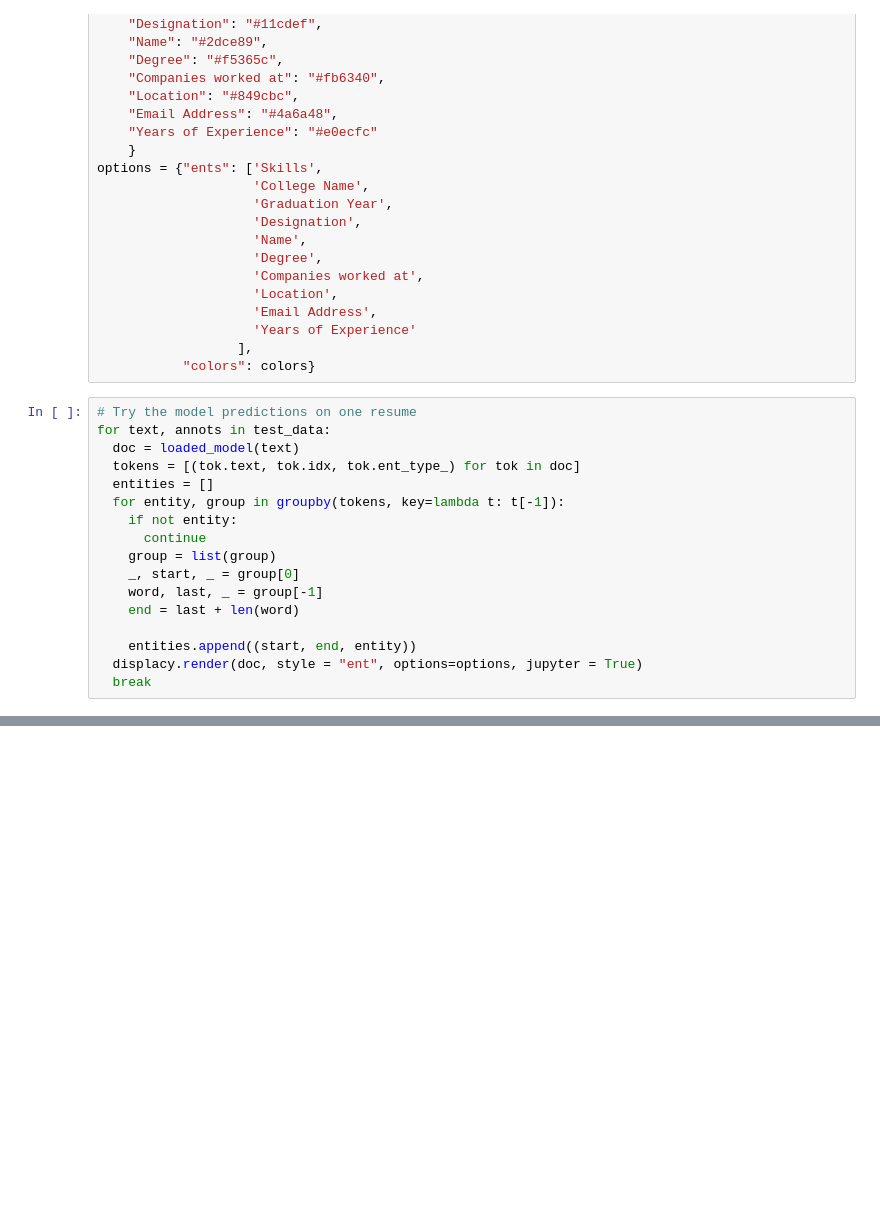
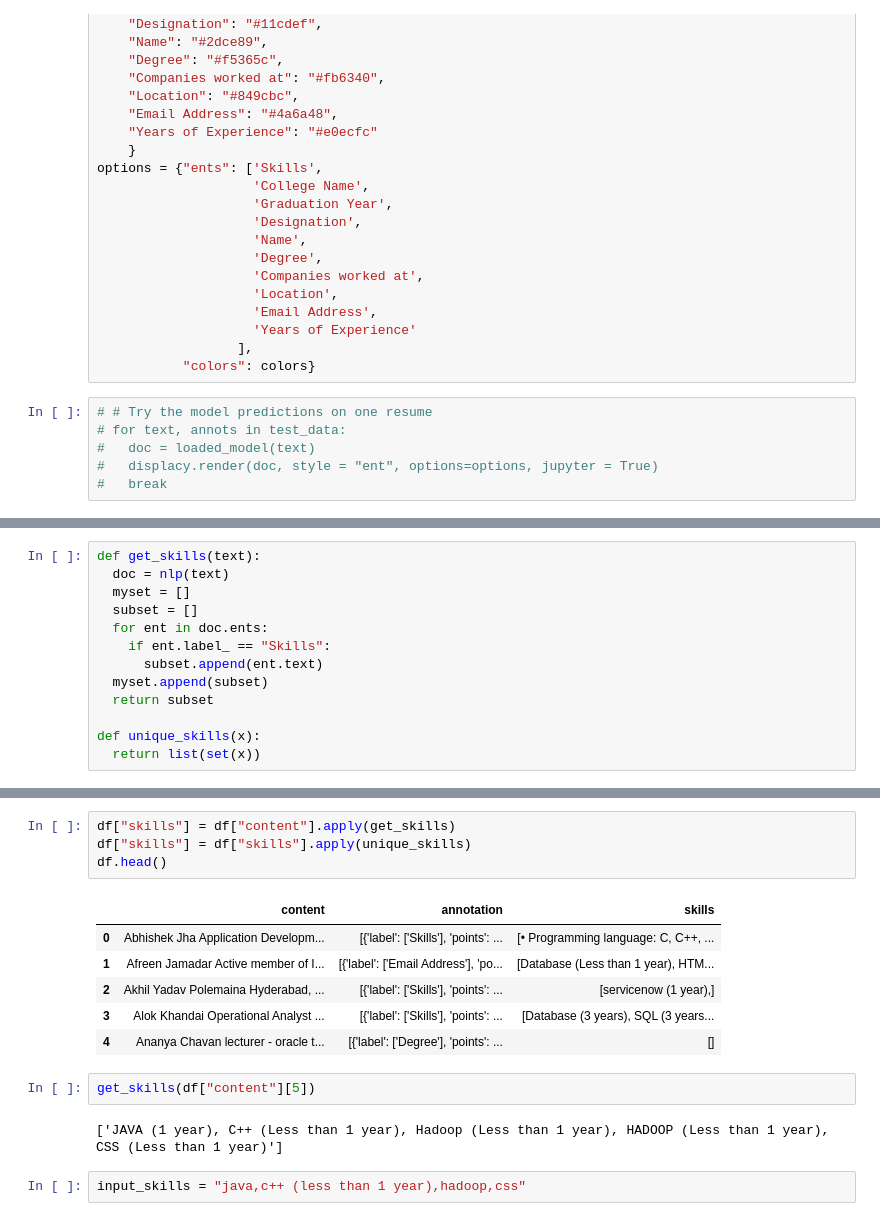
Before and after one commit to BillelBenoudjit/resume-screening-nlp, a Jupyter notebook: spaCy/NER_on_Resumes.ipynb, the cells around one changed output, grey strips where cells are left out. Drawn from its saved outputs; the diff is of its cells as text; blank space fills up the shorter version.

Commit message:
Add skills matcher

```diff
--- a/spaCy/NER_on_Resumes.ipynb
+++ b/spaCy/NER_on_Resumes.ipynb
@@ -473,19 +473,8 @@ options = {"ents": ['Skills',
                   ],
            "colors": colors}
 # %%
-# Try the model predictions on one resume
-for text, annots in test_data:
-  doc = loaded_model(text)
-  tokens = [(tok.text, tok.idx, tok.ent_type_) for tok in doc]
-  entities = []
-  for entity, group in groupby(tokens, key=lambda t: t[-1]):
-    if not entity:
-      continue
-    group = list(group)
-    _, start, _ = group[0]
-    word, last, _ = group[-1]
-    end = last + len(word)
-
-    entities.append((start, end, entity))
-  displacy.render(doc, style = "ent", options=options, jupyter = True)
-  break
+# # Try the model predictions on one resume
+# for text, annots in test_data:
+#   doc = loaded_model(text)
+#   displacy.render(doc, style = "ent", options=options, jupyter = True)
+#   break
@@ -493,0 +491,13 @@ Soumya Balan Name Soumya Balan Name - BE Computer Science - 3 yr Work Experience
+# %%
+def get_skills(text):
+  doc = nlp(text)
+  myset = []
+  subset = []
+  for ent in doc.ents:
+    if ent.label_ == "Skills":
+      subset.append(ent.text)
+  myset.append(subset)
+  return subset
+
+def unique_skills(x):
+  return list(set(x))
@@ -493,0 +513,17 @@ Soumya Balan Name Soumya Balan Name - BE Computer Science - 3 yr Work Experience
+# %%
+df["skills"] = df["content"].apply(get_skills)
+df["skills"] = df["skills"].apply(unique_skills)
+df.head()
+# %% [output]
+|  | content | annotation | skills |
+| 0 | Abhishek Jha Application Developm... | [{'label': ['Skills'], 'points': ... | [• Programming language: C, C++, ... |
+| 1 | Afreen Jamadar Active member of I... | [{'label': ['Email Address'], 'po... | [Database (Less than 1 year), HTM... |
+| 2 | Akhil Yadav Polemaina Hyderabad, ... | [{'label': ['Skills'], 'points': ... | [servicenow (1 year),] |
+| 3 | Alok Khandai Operational Analyst ... | [{'label': ['Skills'], 'points': ... | [Database (3 years), SQL (3 years... |
+| 4 | Ananya Chavan lecturer - oracle t... | [{'label': ['Degree'], 'points': ... | [] |
+# %%
+get_skills(df["content"][5])
+# %% [output]
+['JAVA (1 year), C++ (Less than 1 year), Hadoop (Less than 1 year), HADOOP (Less than 1 year), CSS (Less than 1 year)']
+# %%
+input_skills = "java,c++ (less than 1 year),hadoop,css"
```
Also changed, not shown: parts of 10 cells of this notebook, 1 other file.
